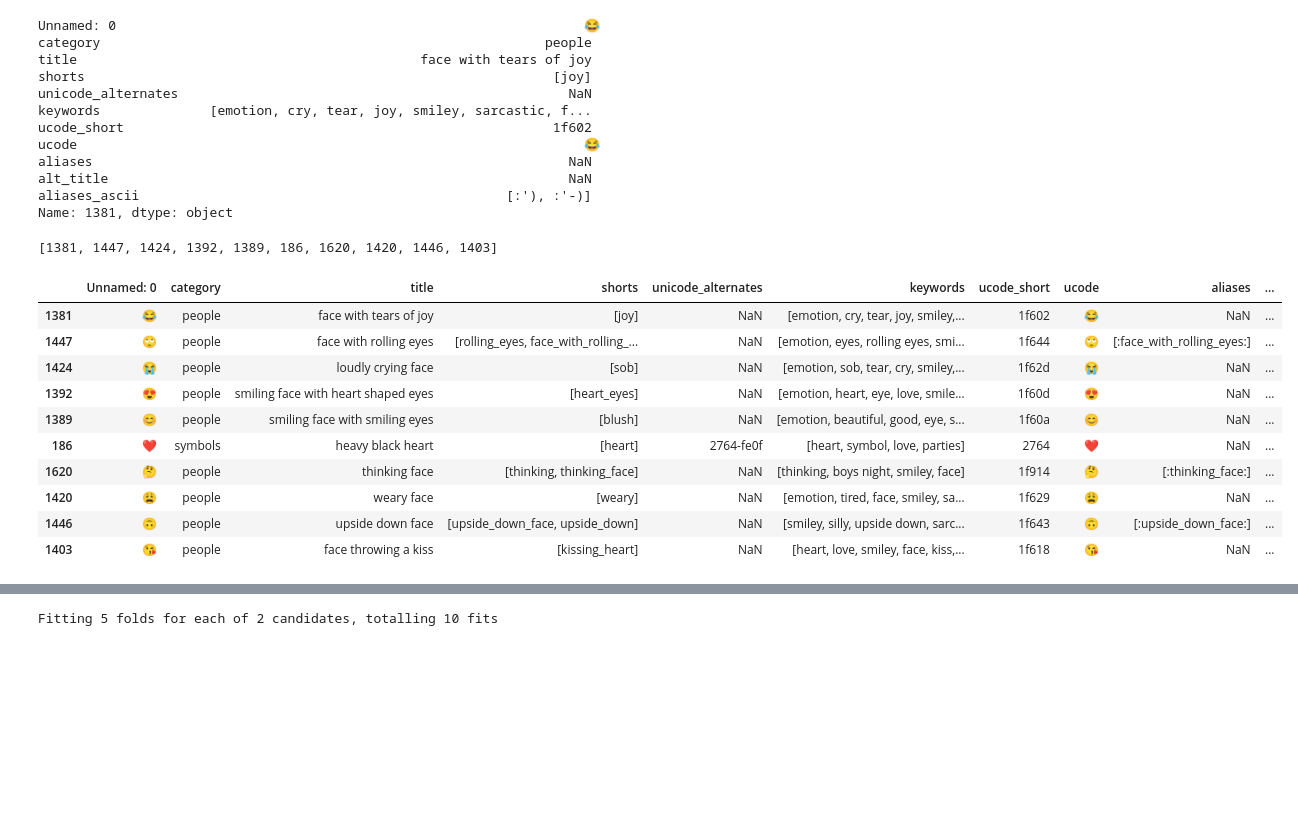
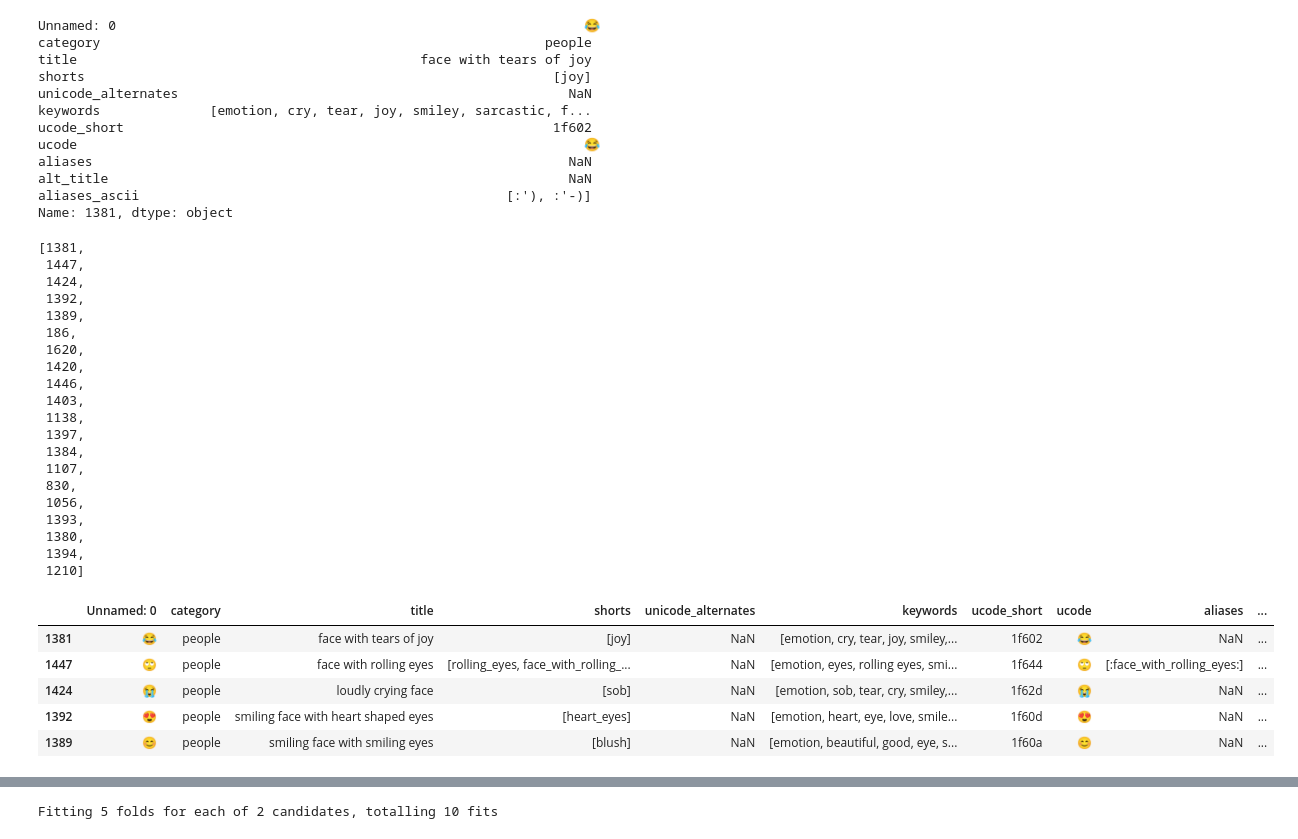
Before and after one commit to knarfamlap/tweet2emoji, a Jupyter notebook: main.ipynb, the cells around one changed output, grey strips where cells are left out. Drawn from its saved outputs; the diff is of its cells as text; code cells hidden in the pictures; blank space fills up the shorter version.

```diff
--- a/main.ipynb
+++ b/main.ipynb
@@ -118,25 +126,39 @@ aliases_ascii                                               [:'), :'-)]
 Name: 1381, dtype: object
 # %%
 # Lets see the 10 most frequently used emojis
-top_ten = twemoji['target'].value_counts()[:10].index.tolist()
-top_ten
+top_twenty = twemoji['target'].value_counts()[:20].index.tolist()
+top_twenty
 # %% [output]
-[1381, 1447, 1424, 1392, 1389, 186, 1620, 1420, 1446, 1403]
+[1381,
+ 1447,
+ 1424,
+ 1392,
+ 1389,
+ 186,
+ 1620,
+ 1420,
+ 1446,
+ 1403,
+ 1138,
+ 1397,
+ 1384,
+ 1107,
+ 830,
+ 1056,
+ 1393,
+ 1380,
+ 1394,
+ 1210]
 # %%
 # lets see the mappings
-mappings.loc[top_ten]
+mappings.loc[top_twenty].head()
 # %% [output]
 |  | Unnamed: 0 | category | title | shorts | unicode_alternates | keywords | ucode_short | ucode | aliases | ... |
 | 1381 | 😂 | people | face with tears of joy | [joy] | NaN | [emotion, cry, tear, joy, smiley,... | 1f602 | 😂 | NaN | ... |
 | 1447 | 🙄 | people | face with rolling eyes | [rolling_eyes, face_with_rolling_... | NaN | [emotion, eyes, rolling eyes, smi... | 1f644 | 🙄 | [:face_with_rolling_eyes:] | ... |
 | 1424 | 😭 | people | loudly crying face | [sob] | NaN | [emotion, sob, tear, cry, smiley,... | 1f62d | 😭 | NaN | ... |
 | 1392 | 😍 | people | smiling face with heart shaped eyes | [heart_eyes] | NaN | [emotion, heart, eye, love, smile... | 1f60d | 😍 | NaN | ... |
 | 1389 | 😊 | people | smiling face with smiling eyes | [blush] | NaN | [emotion, beautiful, good, eye, s... | 1f60a | 😊 | NaN | ... |
-| 186 | ❤ | symbols | heavy black heart | [heart] | 2764-fe0f | [heart, symbol, love, parties] | 2764 | ❤ | NaN | ... |
-| 1620 | 🤔 | people | thinking face | [thinking, thinking_face] | NaN | [thinking, boys night, smiley, face] | 1f914 | 🤔 | [:thinking_face:] | ... |
-| 1420 | 😩 | people | weary face | [weary] | NaN | [emotion, tired, face, smiley, sa... | 1f629 | 😩 | NaN | ... |
-| 1446 | 🙃 | people | upside down face | [upside_down_face, upside_down] | NaN | [smiley, silly, upside down, sarc... | 1f643 | 🙃 | [:upside_down_face:] | ... |
-| 1403 | 😘 | people | face throwing a kiss | [kissing_heart] | NaN | [heart, love, smiley, face, kiss,... | 1f618 | 😘 | NaN | ... |
 # %%
 # We see that there is a high density around 1000-1500
 # lets reduce the number of emojis there exists to the
```
Also changed, not shown: parts of 54 cells of this notebook, 2 other files.
